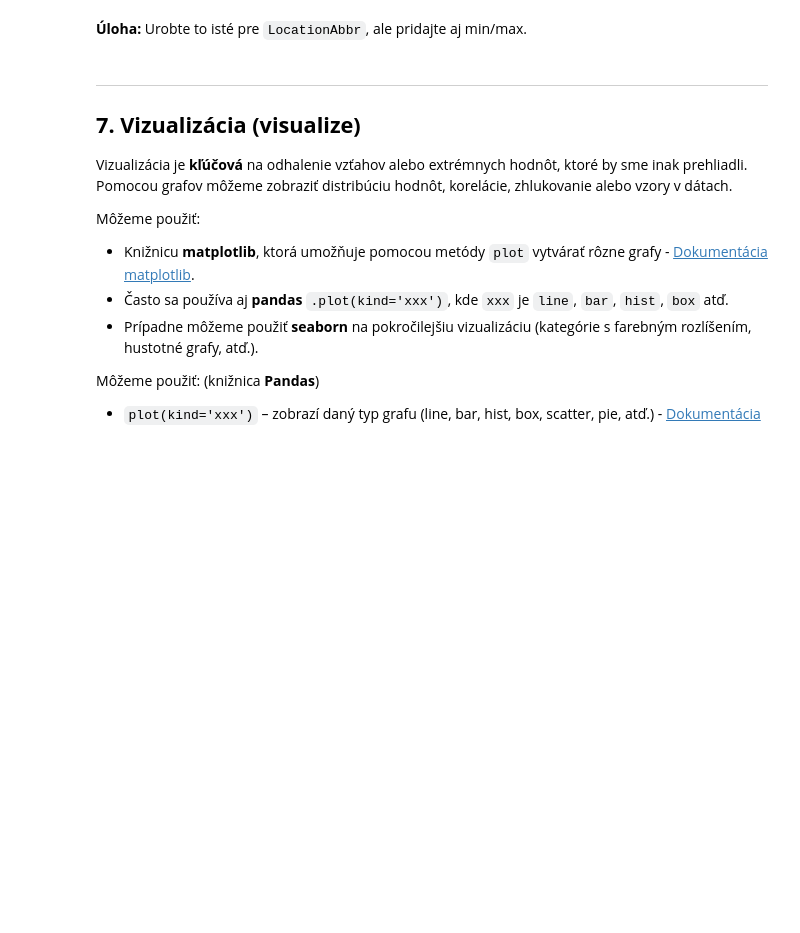
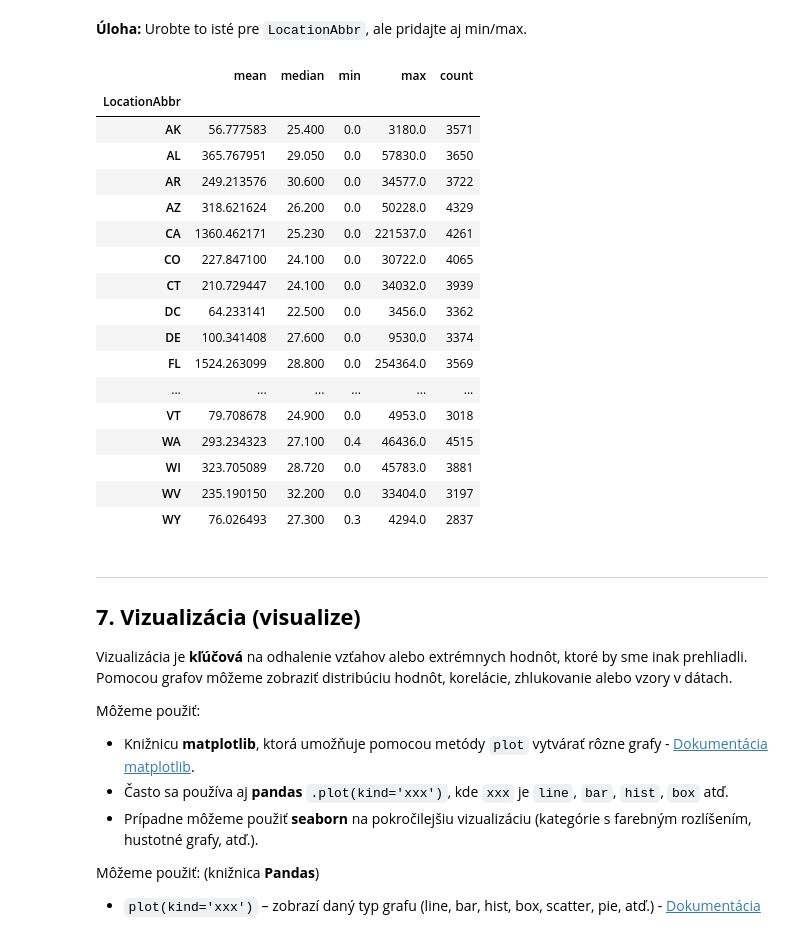
Before and after one commit to tomaschs/SSBU_25, a Jupyter notebook: cv4/CV4_Predspracovanie.ipynb, the cells around one changed output. Saved outputs shown, nothing was run; the diff lists cells and outputs as text; code cells hidden in the pictures; blank space fills up the shorter version.

```diff
--- a/cv4/CV4_Predspracovanie.ipynb
+++ b/cv4/CV4_Predspracovanie.ipynb
@@ -261,7 +419,28 @@ data_summary.head()
 # %% [markdown]
 **Úloha:** Urobte to isté pre `LocationAbbr`, ale pridajte aj min/max.
 # %%
-# TODO
+#
+location_stats = data_selected.groupby('LocationAbbr', observed=False)['DataValueNum'].agg(['mean', 'median', 'min', 'max', 'count'])
+location_stats
+# %% [output]
+|  | mean | median | min | max | count |
+| LocationAbbr |  |  |  |  |  |
+| AK | 56.777583 | 25.400 | 0.0 | 3180.0 | 3571 |
+| AL | 365.767951 | 29.050 | 0.0 | 57830.0 | 3650 |
+| AR | 249.213576 | 30.600 | 0.0 | 34577.0 | 3722 |
+| AZ | 318.621624 | 26.200 | 0.0 | 50228.0 | 4329 |
+| CA | 1360.462171 | 25.230 | 0.0 | 221537.0 | 4261 |
+| CO | 227.847100 | 24.100 | 0.0 | 30722.0 | 4065 |
+| CT | 210.729447 | 24.100 | 0.0 | 34032.0 | 3939 |
+| DC | 64.233141 | 22.500 | 0.0 | 3456.0 | 3362 |
+| DE | 100.341408 | 27.600 | 0.0 | 9530.0 | 3374 |
+| FL | 1524.263099 | 28.800 | 0.0 | 254364.0 | 3569 |
+| ... | ... | ... | ... | ... | ... |
+| VT | 79.708678 | 24.900 | 0.0 | 4953.0 | 3018 |
+| WA | 293.234323 | 27.100 | 0.4 | 46436.0 | 4515 |
+| WI | 323.705089 | 28.720 | 0.0 | 45783.0 | 3881 |
+| WV | 235.190150 | 32.200 | 0.0 | 33404.0 | 3197 |
+| WY | 76.026493 | 27.300 | 0.3 | 4294.0 | 2837 |
 # %% [markdown]
 ---
 
```
Also changed, not shown: parts of 22 cells of this notebook.
